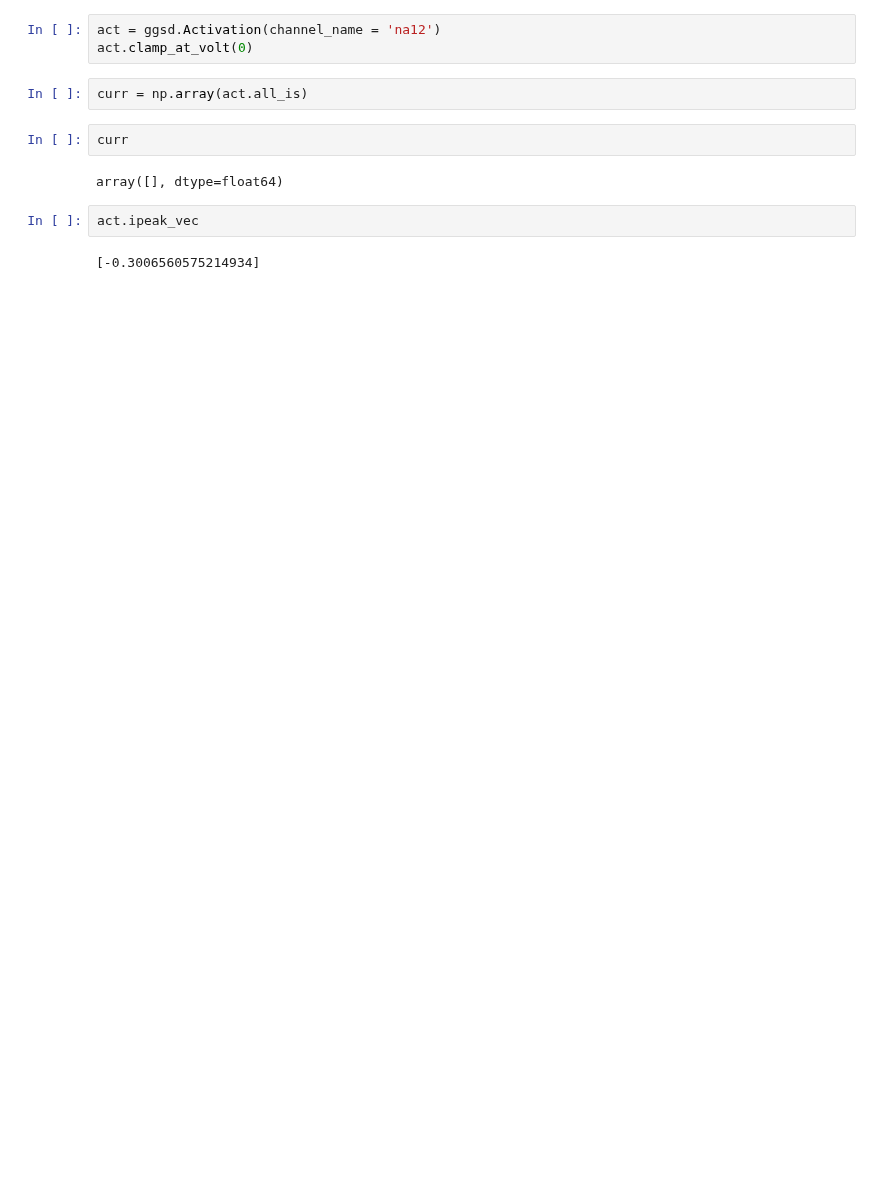
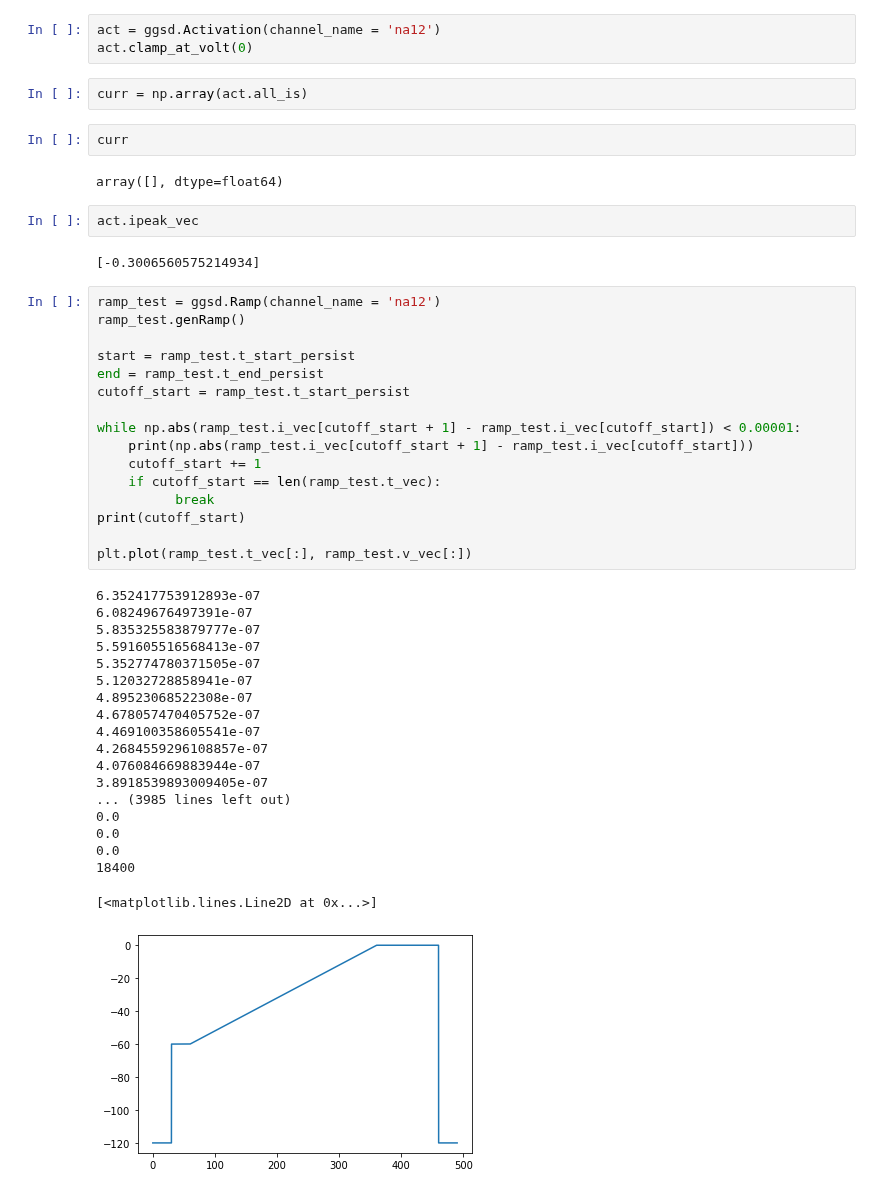
Before and after one commit to roybens/SimulatingVariants, a Jupyter notebook: CHOP/files_for_optimization/fitting_na_12_plotter.ipynb, the cells around one changed output. Drawn from its saved outputs; the diff is of its cells as text; blank space fills up the shorter version.

Commit message:
fixed ramp plotting

```diff
--- a/CHOP/files_for_optimization/fitting_na_12_plotter.ipynb
+++ b/CHOP/files_for_optimization/fitting_na_12_plotter.ipynb
@@ -146,3 +146,39 @@ array([], dtype=float64)
 act.ipeak_vec
 # %% [output]
 [-0.3006560575214934]
+# %%
+ramp_test = ggsd.Ramp(channel_name = 'na12')
+ramp_test.genRamp()
+
+start = ramp_test.t_start_persist
+end = ramp_test.t_end_persist
+cutoff_start = ramp_test.t_start_persist
+
+while np.abs(ramp_test.i_vec[cutoff_start + 1] - ramp_test.i_vec[cutoff_start]) < 0.00001:
+    print(np.abs(ramp_test.i_vec[cutoff_start + 1] - ramp_test.i_vec[cutoff_start]))
+    cutoff_start += 1
+    if cutoff_start == len(ramp_test.t_vec):
+          break
+print(cutoff_start)
+
+plt.plot(ramp_test.t_vec[:], ramp_test.v_vec[:])
+# %% [output]
+6.352417753912893e-07
+6.08249676497391e-07
+5.835325583879777e-07
+5.591605516568413e-07
+5.352774780371505e-07
+5.12032728858941e-07
+4.89523068522308e-07
+4.678057470405752e-07
+4.469100358605541e-07
+4.2684559296108857e-07
+4.076084669883944e-07
+3.8918539893009405e-07
+... (3985 lines left out)
+0.0
+0.0
+0.0
+18400
+[<matplotlib.lines.Line2D at 0x...>]
+[figure, added]
```
Also changed, not shown: parts of 3 cells of this notebook, 4 other files.
